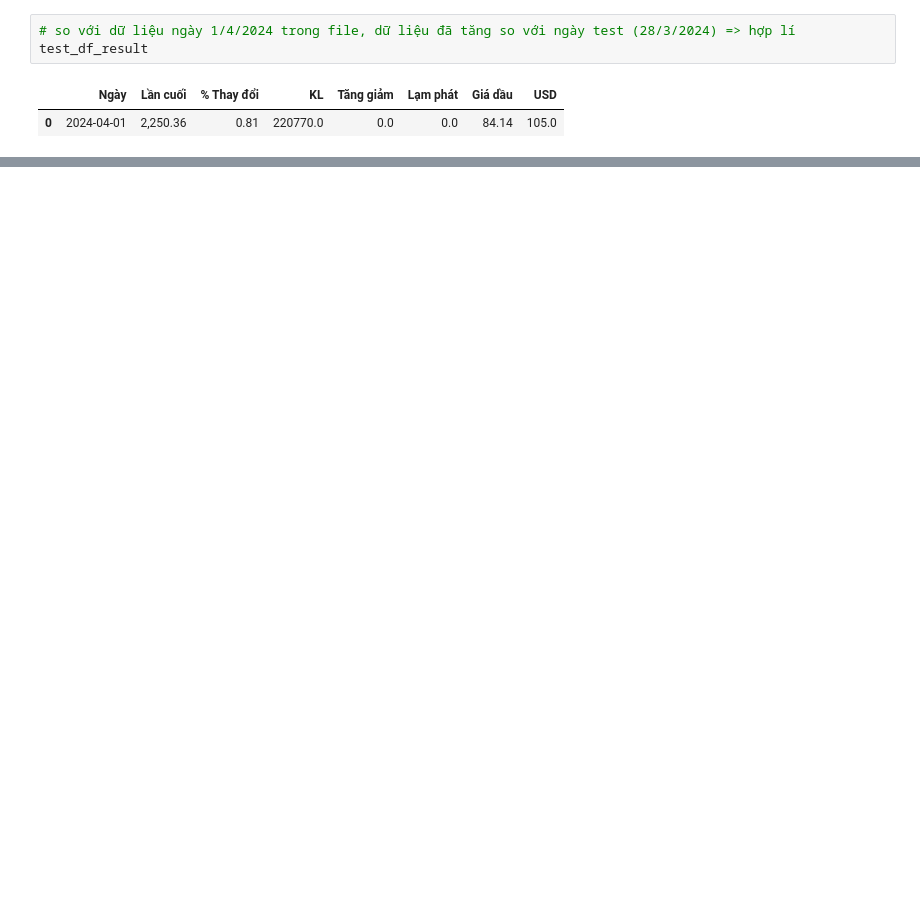
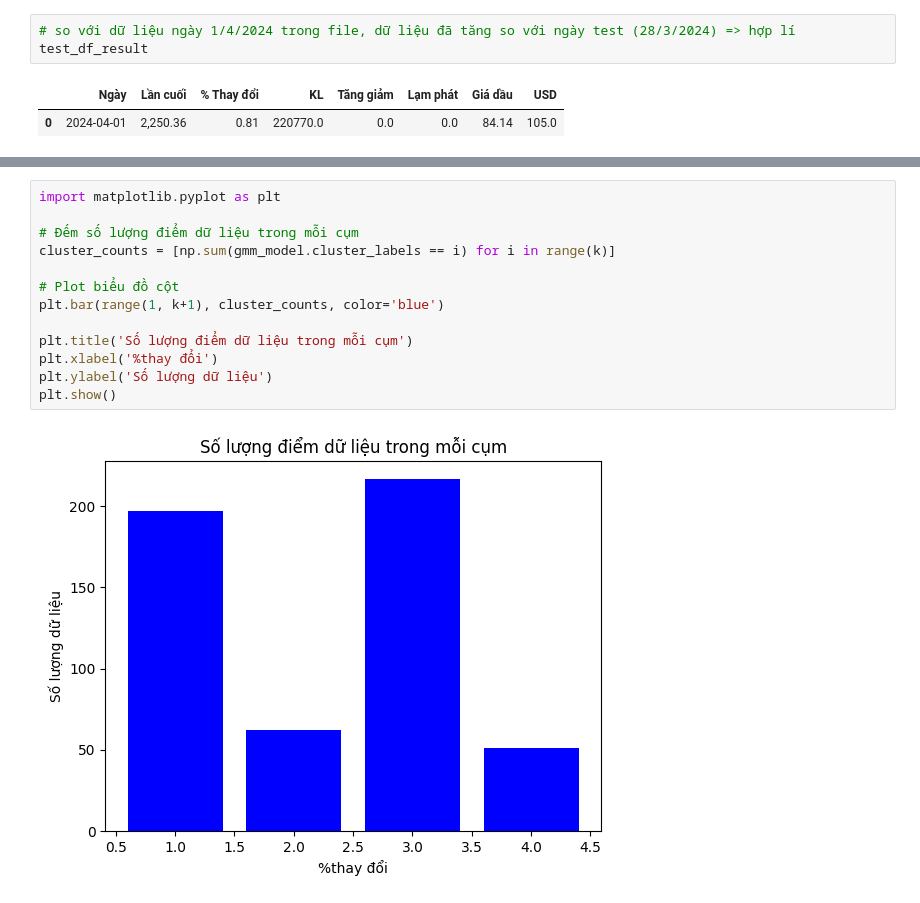
Before and after one commit to ngduylonggg/goldprice_predict, a Jupyter notebook: goldprice_prediction.ipynb, the cells around one changed output, grey strips where cells are left out. Saved outputs shown, nothing was run; the diff lists cells and outputs as text; blank space fills up the shorter version.

```diff
--- a/goldprice_prediction.ipynb
+++ b/goldprice_prediction.ipynb
@@ -623,0 +770,15 @@ test_df_result
+# %%
+import matplotlib.pyplot as plt
+
+# Đếm số lượng điểm dữ liệu trong mỗi cụm
+cluster_counts = [np.sum(gmm_model.cluster_labels == i) for i in range(k)]
+
+# Plot biểu đồ cột
+plt.bar(range(1, k+1), cluster_counts, color='blue')
+
+plt.title('Số lượng điểm dữ liệu trong mỗi cụm')
+plt.xlabel('%thay đổi')
+plt.ylabel('Số lượng dữ liệu')
+plt.show()
+# %% [output]
+[figure, added]
```
Also changed, not shown: parts of 23 cells of this notebook.
